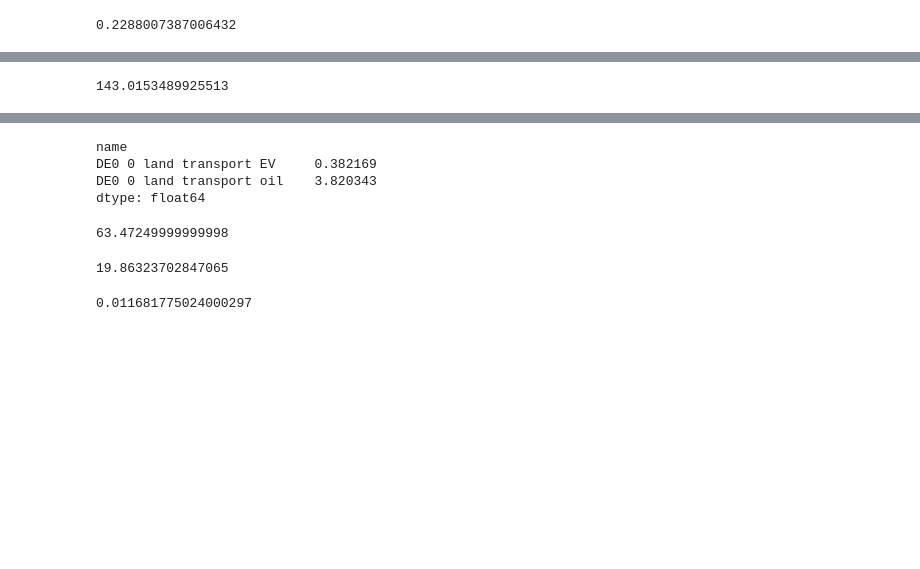
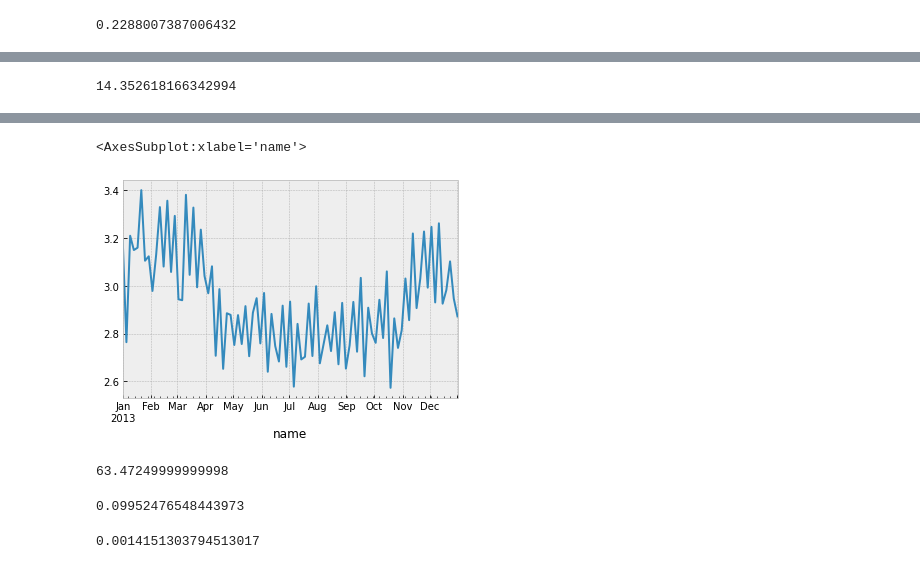
Before and after one commit to humpage/pypsa-eur-sec, a Jupyter notebook: jupyterAnalysis.ipynb, the cells around one changed output, grey strips where cells are left out. Saved outputs shown, nothing was run; the diff lists cells and outputs as text; code cells hidden in the pictures; blank space fills up the shorter version.

```diff
--- a/jupyterAnalysis.ipynb
+++ b/jupyterAnalysis.ipynb
@@ -253,9 +257,9 @@ n.components["Link"]["attrs"]
 | mu_upper | series | currency/MVA | 0.0 | Shadow price of upper p_nom limit... | Output | False | True | <class 'float'> | float64 |
 | mu_p_set | series | currency/MWh | 0.0 | Shadow price of fixed power trans... | Output | False | True | <class 'float'> | float64 |
 # %%
-n.links_t.p0.filter(regex='biomass').sum().sum()*3.6/1e6 #PJ
+n.links_t.p0.filter(regex='biomass').sum().sum()*97 * 3.6/1e9 #EJ
 # %% [output]
-143.0153489925513
+14.352618166342994
 # %%
 n.components["Link"]["attrs"]
 # %% [output]
@@ -278,24 +282,22 @@ n.components["Link"]["attrs"]
 | mu_upper | series | currency/MVA | 0.0 | Shadow price of upper p_nom limit... | Output | False | True | <class 'float'> | float64 |
 | mu_p_set | series | currency/MWh | 0.0 | Shadow price of fixed power trans... | Output | False | True | <class 'float'> | float64 |
 # %%
-n.loads_t.p.filter(regex='DE.*transport').sum()/1e6#*3.6/1e6 #PJ
+(n.loads_t.p_set.filter(regex='DE.*transport oil').sum(axis=1) *97 * 3.6 / 1e6).plot() #PJ
 # %% [output]
-name
-DE0 0 land transport EV     0.382169
-DE0 0 land transport oil    3.820343
-dtype: float64
+<AxesSubplot:xlabel='name'>
+[figure, added]
 # %%
 n.loads_t.p.filter(regex='electricity').sum().sum()*3.6/1e6
 # %% [output]
 63.47249999999998
+# %%
+n.stores_t.p.filter(regex='import').sum().sum()*97*3.6/1e9
+# %% [output]
+0.09952476548443973
 # %%
-n.stores_t.p.filter(regex='solid biomass').sum().sum()*3.6/1e6
+n.stores_t.p.filter(regex='digestable biomass').sum().sum()*97*3.6/1e6
 # %% [output]
-19.86323702847065
+0.0014151303794513017
-# %%
-n.stores_t.p.filter(regex='digestable biomass').sum().sum()*3.6/1e6
-# %% [output]
-0.011681775024000297
 # %%
 n.stores_t.e.filter(regex='import').head(5)
 # %% [output]
```
Also changed, not shown: parts of 26 cells of this notebook, 3 other files.
